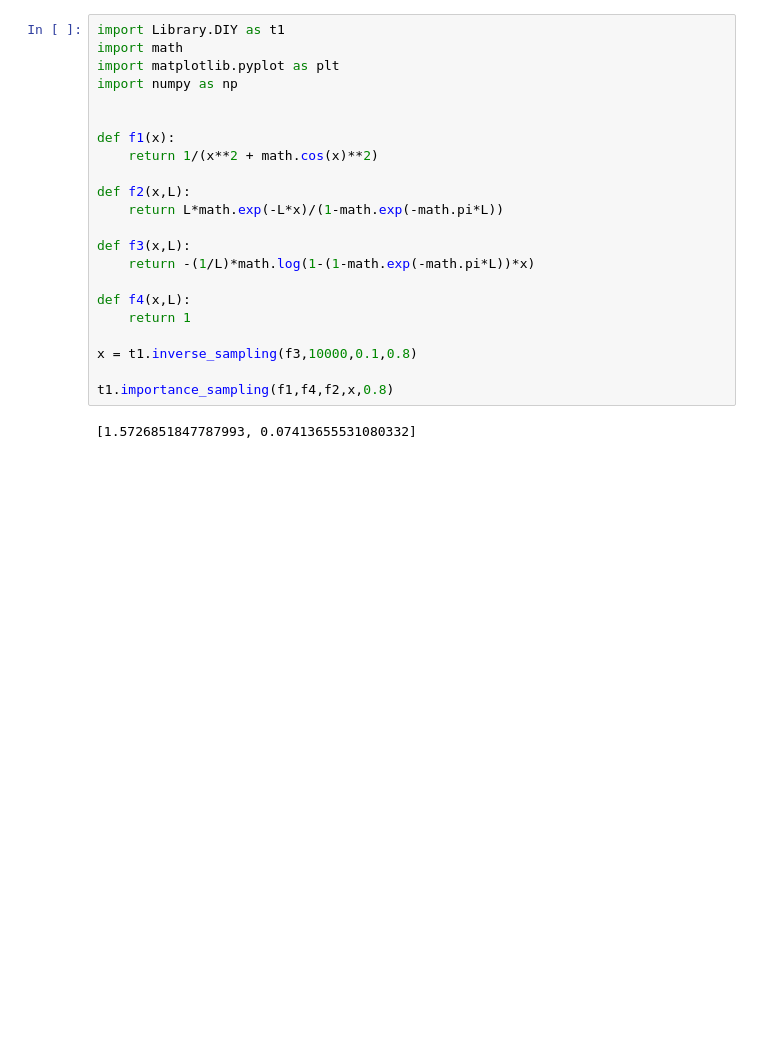
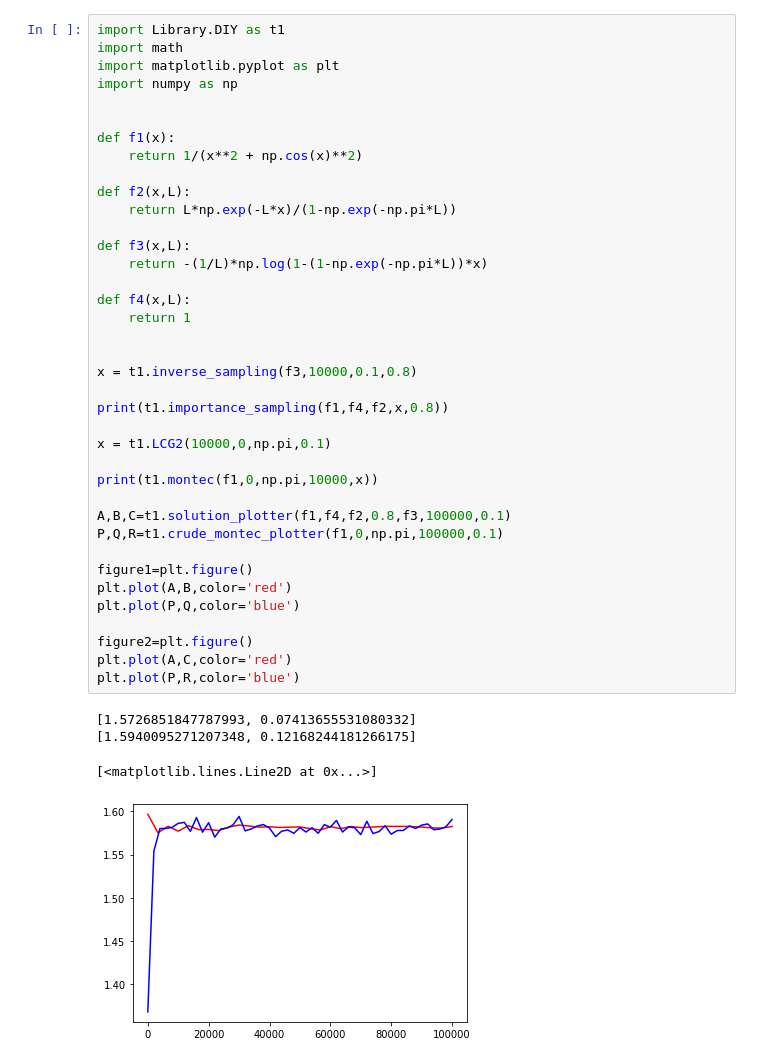
Before and after one commit to Dr-Noobilson/P346-CPL-Assignments, a Jupyter notebook: DIY.ipynb, the cells around one changed output. Saved outputs shown, nothing was run; the diff lists cells and outputs as text; blank space fills up the shorter version.

```diff
--- a/DIY.ipynb
+++ b/DIY.ipynb
@@ -1,24 +1,43 @@
 # %%
 import Library.DIY as t1
 import math
 import matplotlib.pyplot as plt
 import numpy as np
 
 
 def f1(x):
-    return 1/(x**2 + math.cos(x)**2)
+    return 1/(x**2 + np.cos(x)**2)
 
 def f2(x,L):
-    return L*math.exp(-L*x)/(1-math.exp(-math.pi*L))
+    return L*np.exp(-L*x)/(1-np.exp(-np.pi*L))
 
 def f3(x,L):
-    return -(1/L)*math.log(1-(1-math.exp(-math.pi*L))*x)
+    return -(1/L)*np.log(1-(1-np.exp(-np.pi*L))*x)
 
 def f4(x,L):
     return 1
 
+
 x = t1.inverse_sampling(f3,10000,0.1,0.8)
 
-t1.importance_sampling(f1,f4,f2,x,0.8)
+print(t1.importance_sampling(f1,f4,f2,x,0.8))
+
+x = t1.LCG2(10000,0,np.pi,0.1)
+
+print(t1.montec(f1,0,np.pi,10000,x))
+
+A,B,C=t1.solution_plotter(f1,f4,f2,0.8,f3,100000,0.1)
+P,Q,R=t1.crude_montec_plotter(f1,0,np.pi,100000,0.1)
+
+figure1=plt.figure()
+plt.plot(A,B,color='red')
+plt.plot(P,Q,color='blue')
+
+figure2=plt.figure()
+plt.plot(A,C,color='red')
+plt.plot(P,R,color='blue')
 # %% [output]
 [1.5726851847787993, 0.07413655531080332]
+[1.5940095271207348, 0.12168244181266175]
+[<matplotlib.lines.Line2D at 0x...>]
+[figure, added]
```
Also changed, not shown: parts of 3 cells of this notebook, 5 other files.
